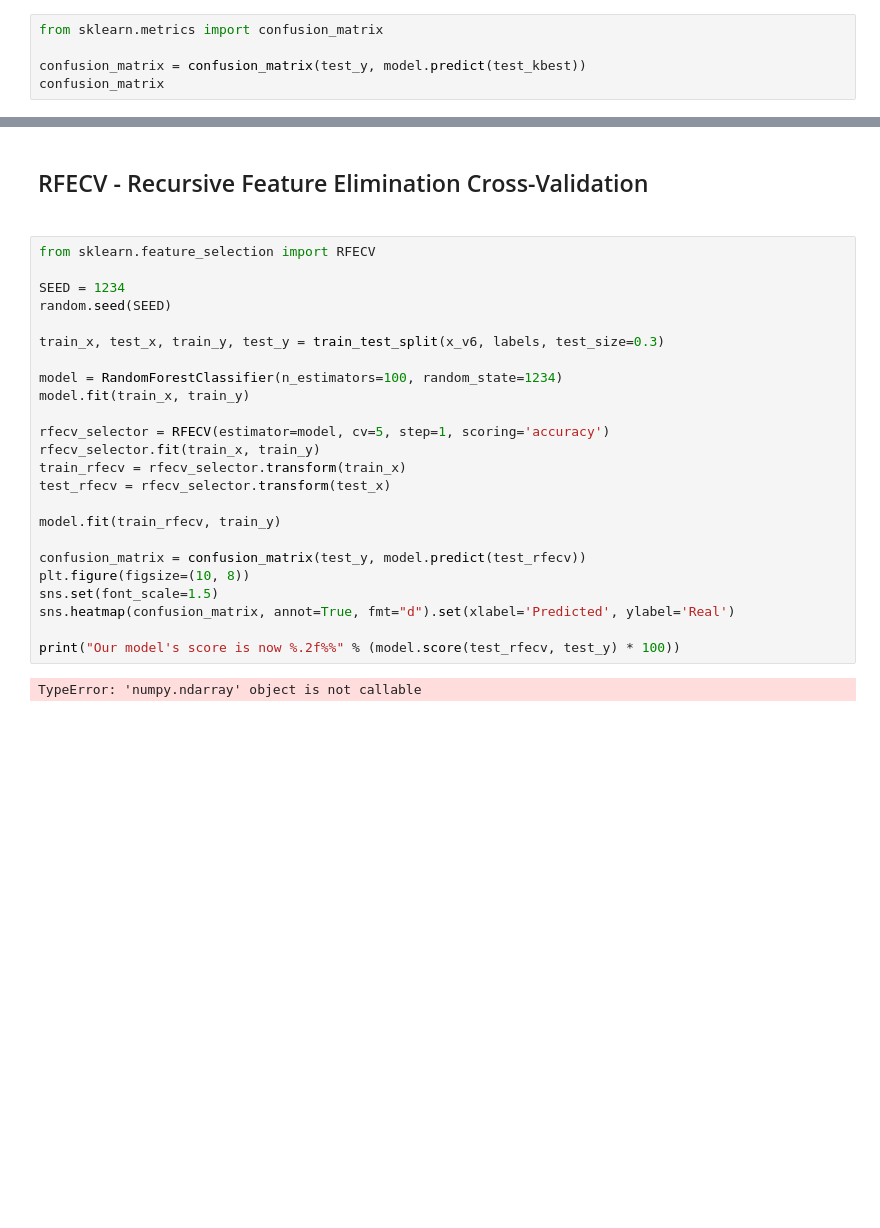
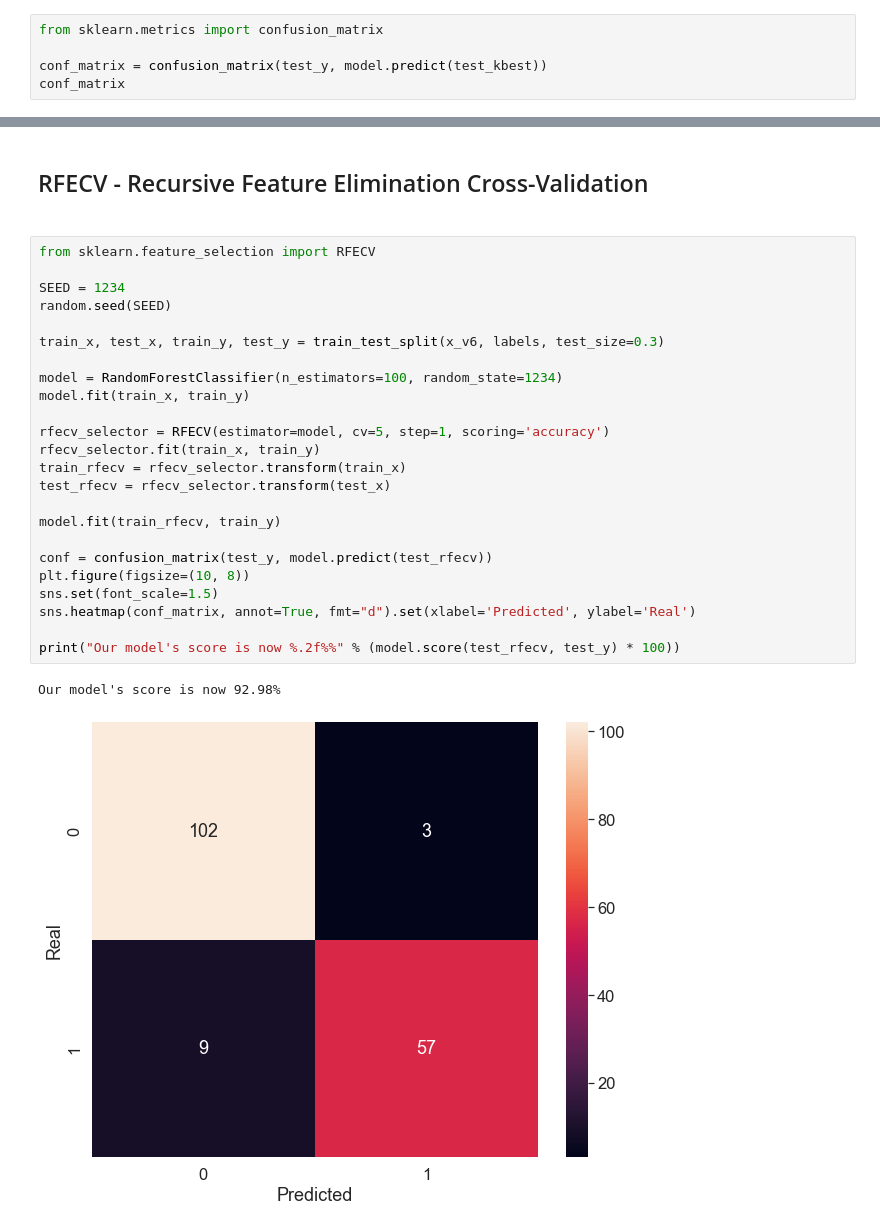
Before and after one commit to pedroheck/machine-learning-basics, a Jupyter notebook: Basics-2-dealing-with-multidimensional-data/cancer-diagnostics.ipynb, the cells around one changed output, grey strips where cells are left out. Saved outputs shown, nothing was run; the diff lists cells and outputs as text; blank space fills up the shorter version.

Commit message:
B-3: building a correlation matrix and fixing erros in Basics 2 module

```diff
--- a/Basics-2-dealing-with-multidimensional-data/cancer-diagnostics.ipynb
+++ b/Basics-2-dealing-with-multidimensional-data/cancer-diagnostics.ipynb
@@ -325,8 +325,8 @@ Our model's score is now 95.91%
 # %%
 from sklearn.metrics import confusion_matrix
 
-confusion_matrix = confusion_matrix(test_y, model.predict(test_kbest))
-confusion_matrix
+conf_matrix = confusion_matrix(test_y, model.predict(test_kbest))
+conf_matrix
 # %% [output]
 array([[105,   0],
        [  7,  59]], dtype=int64)
@@ -374,26 +375,27 @@ But is there an automatic way of choosing the best set of features for us? Inste
 # %%
 from sklearn.feature_selection import RFECV
 
 SEED = 1234
 random.seed(SEED)
 
 train_x, test_x, train_y, test_y = train_test_split(x_v6, labels, test_size=0.3)
 
 model = RandomForestClassifier(n_estimators=100, random_state=1234)
 model.fit(train_x, train_y)
 
 rfecv_selector = RFECV(estimator=model, cv=5, step=1, scoring='accuracy')
 rfecv_selector.fit(train_x, train_y)
 train_rfecv = rfecv_selector.transform(train_x)
 test_rfecv = rfecv_selector.transform(test_x)
 
 model.fit(train_rfecv, train_y)
 
-confusion_matrix = confusion_matrix(test_y, model.predict(test_rfecv))
+conf = confusion_matrix(test_y, model.predict(test_rfecv))
 plt.figure(figsize=(10, 8))
 sns.set(font_scale=1.5)
-sns.heatmap(confusion_matrix, annot=True, fmt="d").set(xlabel='Predicted', ylabel='Real')
+sns.heatmap(conf_matrix, annot=True, fmt="d").set(xlabel='Predicted', ylabel='Real')
 
 print("Our model's score is now %.2f%%" % (model.score(test_rfecv, test_y) * 100))
 # %% [output]
-TypeError: 'numpy.ndarray' object is not callable
+Our model's score is now 92.98%
+[figure, added]
```
Also changed, not shown: parts of 4 cells of this notebook, 1 other file.
